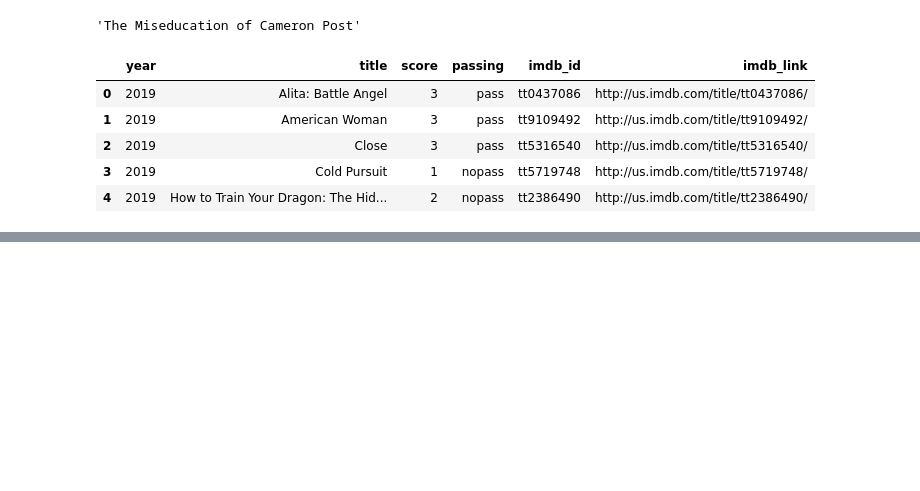
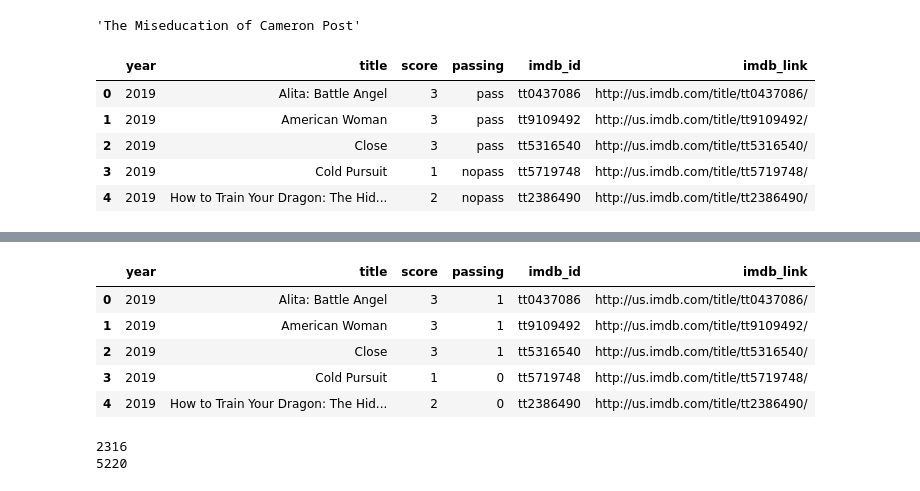
Before and after one commit to MagicMilly/women-in-film-analysis-dashboard, a Jupyter notebook: web_scraping.ipynb, the cells around one changed output, grey strips where cells are left out. Drawn from its saved outputs; the diff is of its cells as text; code cells hidden in the pictures; blank space fills up the shorter version.

```diff
--- a/web_scraping.ipynb
+++ b/web_scraping.ipynb
@@ -200,0 +429,11 @@ test_df.head()
+# %%
+bechdel_df.passing.replace({'nopass': 0, 'pass': 1}, inplace=True)
+# %%
+bechdel_df.head()
+# %% [output]
+|  | year | title | score | passing | imdb_id | imdb_link |
+| 0 | 2019 | Alita: Battle Angel | 3 | 1 | tt0437086 | http://us.imdb.com/title/tt0437086/ |
+| 1 | 2019 | American Woman | 3 | 1 | tt9109492 | http://us.imdb.com/title/tt9109492/ |
+| 2 | 2019 | Close | 3 | 1 | tt5316540 | http://us.imdb.com/title/tt5316540/ |
+| 3 | 2019 | Cold Pursuit | 1 | 0 | tt5719748 | http://us.imdb.com/title/tt5719748/ |
+| 4 | 2019 | How to Train Your Dragon: The Hid... | 2 | 0 | tt2386490 | http://us.imdb.com/title/tt2386490/ |
@@ -200,0 +442,7 @@ test_df.head()
+# %%
+for idx, status in enumerate(dupes):
+    if status == True:
+        print(idx)
+# %% [output]
+2316
+5220
```
Also changed, not shown: parts of 24 cells of this notebook.
